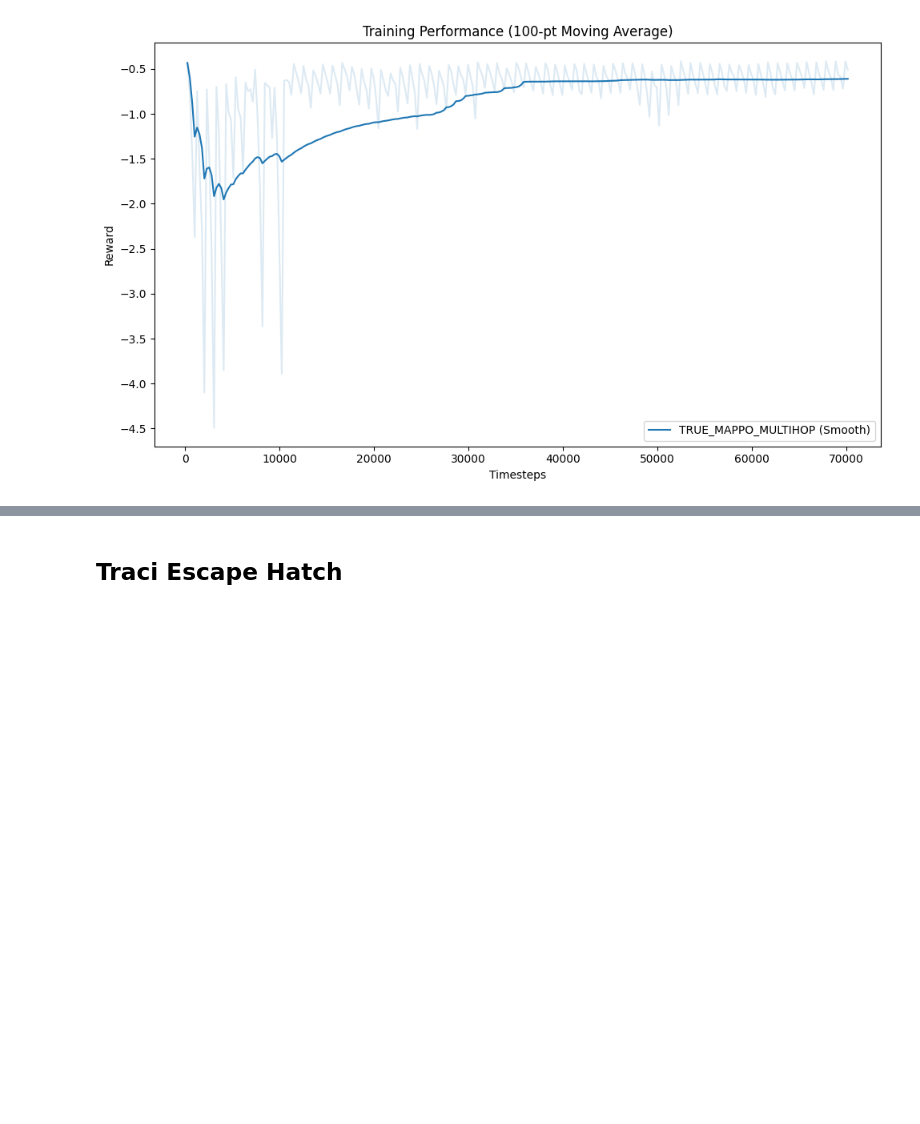
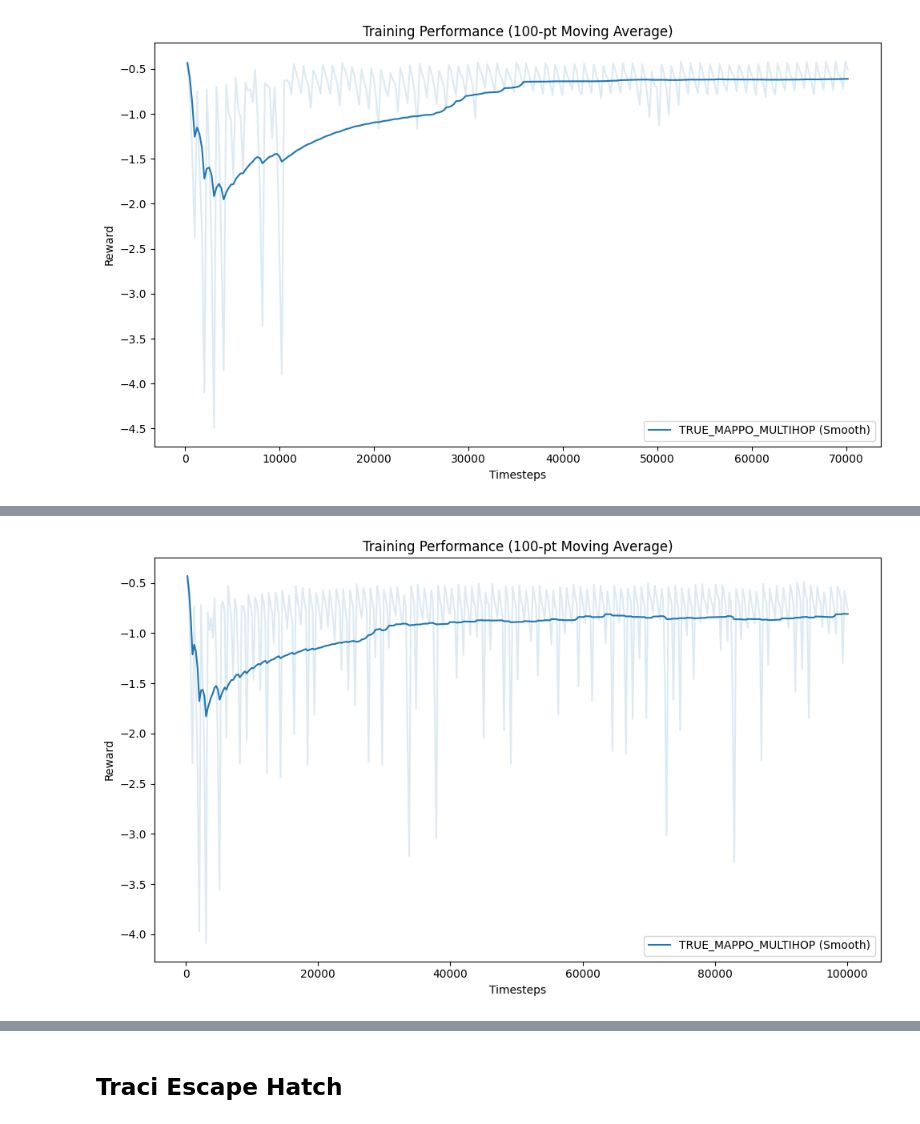
Before and after one commit to abergh18/marl-tsc, a Jupyter notebook: notebooks/het_graph_test_flow.ipynb, the cells around one changed output, grey strips where cells are left out. Cells and saved outputs as stored; diff of their text form; code cells hidden in the pictures; blank space fills up the shorter version.

```diff
--- a/notebooks/het_graph_test_flow.ipynb
+++ b/notebooks/het_graph_test_flow.ipynb
@@ -718,0 +796,5 @@ plt.show()
+# %%
+plot_moving_average_histories(history)
+plt.show()
+# %% [output]
+[figure, added]
```
Also changed, not shown: parts of 37 cells of this notebook.
